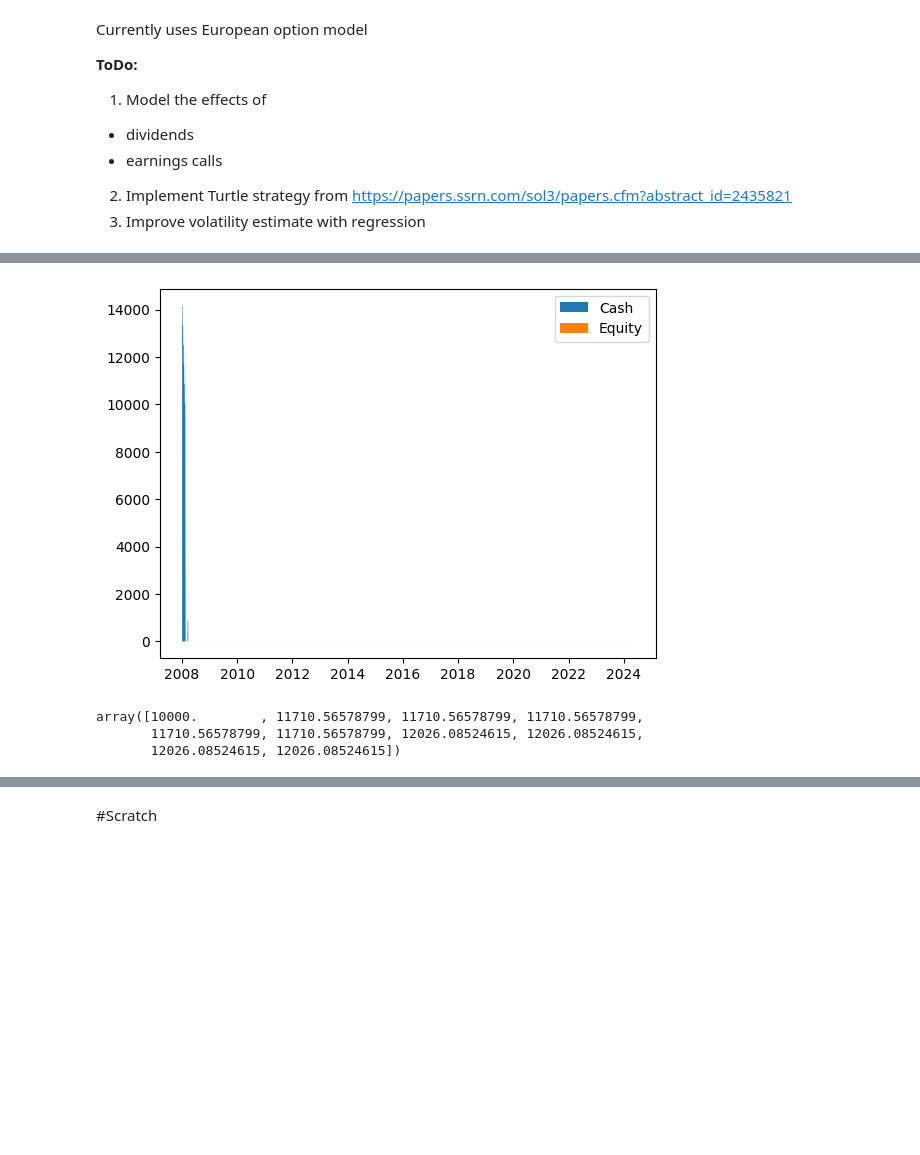
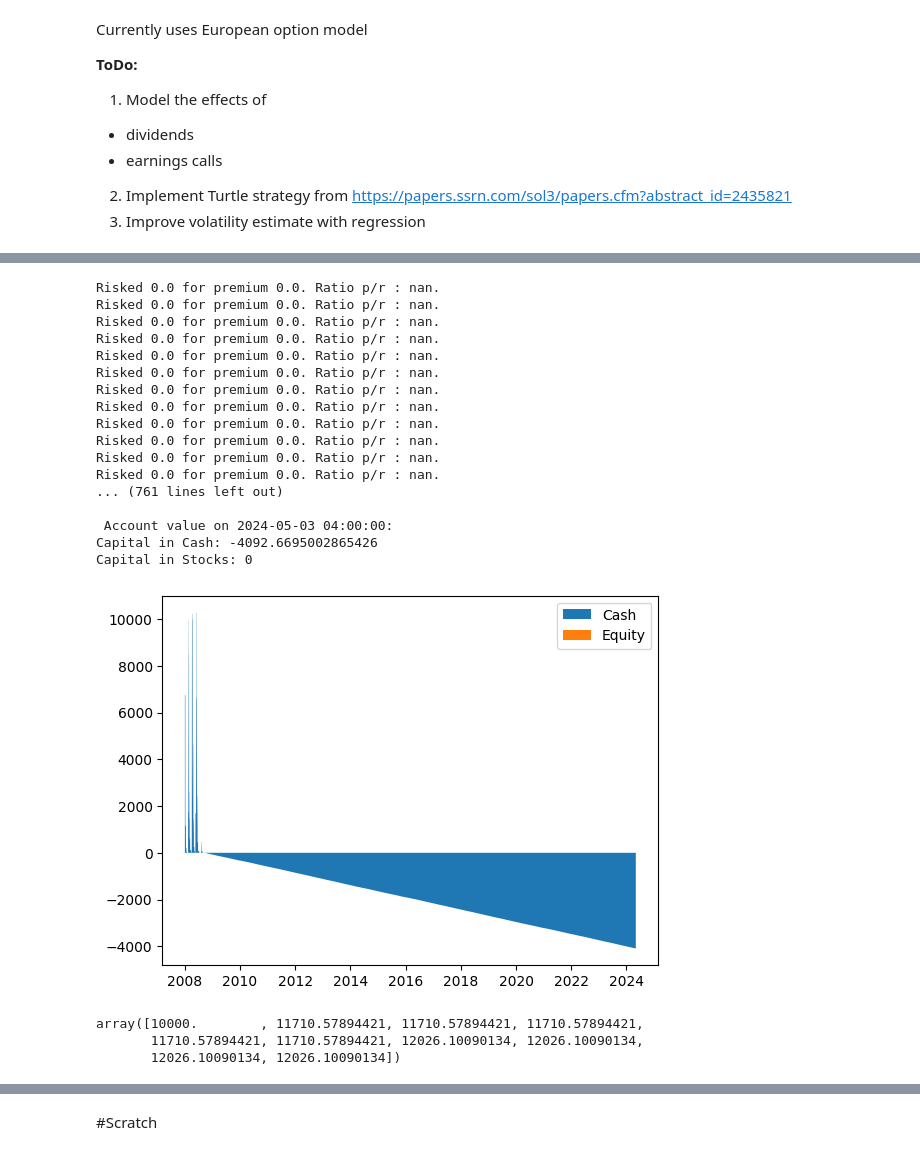
Before and after one commit to jaindeepali/backtest, a Jupyter notebook: Backtest.ipynb, the cells around one changed output, grey strips where cells are left out. Cells and saved outputs as stored; diff of their text form; code cells hidden in the pictures; blank space fills up the shorter version.

```diff
--- a/Backtest.ipynb
+++ b/Backtest.ipynb
@@ -273,9 +273,9 @@ class Strategy():
       cash = position.size * premium - BROKER_COMMISION_PER_TRADE - tax
       remaining_cash = self._portfolio['Cash'][self._step] + cash
       remaining_cash -= position.collateral ###### TEMP
-      if remaining_cash < 0:
-          print("Not enough cash for this trade.")
-          return
+      # if remaining_cash < 0:
+      #     print("Not enough cash for this trade.")
+      #     return
 
       # Collateral check
       # if position.status == "SOLD":
@@ -304,17 +304,17 @@ class Strategy():
       #         available_stocks += pos.size
 
       # Create new position
-      if remaining_cash > 0:
-        self._portfolio['Cash'][self._step] = remaining_cash
-        id = 0
-        if self._active_positions:
-          id = self._active_positions[-1].id + 1
-        position.id = id
-        position.start_price = premium if position.status == "SOLD" else -1*premium
-        self._active_positions.append(position)
+      # if remaining_cash > 0:
+      self._portfolio['Cash'][self._step] = remaining_cash
+      id = 0
+      if self._active_positions:
+        id = self._active_positions[-1].id + 1
+      position.id = id
+      position.start_price = premium if position.status == "SOLD" else -1*premium
+      self._active_positions.append(position)
     else:
       tax_rate = SHORT_TERM_TAX_RATE if (self._step - position.start) < 365 else LONG_TERM_TAX_RATE
-      self._portfolio["Cash"][self._step] = position.size * premium - BROKER_COMMISION_PER_TRADE - tax
+      self._portfolio["Cash"][self._step] += position.size * premium - BROKER_COMMISION_PER_TRADE - tax
 
       self._portfolio["Cash"][self._step] += position.collateral ###### TEMP
       # # Resolve collateral
@@ -710,8 +663,8 @@ class IronCondor(Strategy):
                call_long_strike_percentage=0.7,
                put_short_strike_percentage=0.2,
                put_long_strike_percentage=0.3,
-               max_percentage_capital_risk=0.1,
-               max_dollar_capital_risk=1000,
+               max_percentage_capital_risk=1,
+               max_dollar_capital_risk=10000,
                expiration=30.0,
                **kwargs):
     self._call_short_strike_percentage = call_short_strike_percentage
@@ -736,6 +689,7 @@ class IronCondor(Strategy):
       risk = call_long_strike - call_short_strike
       # print(risk, call_long_strike, call_short_strike, volatility)
       size = int(risk_capital/(risk))
+      size = max(size, 0)
       premium = 0
 
       position = Position(eq_type = "CALL",
@@ -779,9 +733,9 @@ class IronCondor(Strategy):
       self._trade_option(is_new_position=True, position=position)
       premium -= position.start_price
 
-      # premium = premium*size
-      # risked = risk*size
-      # print(f"Risked {risked} for premium {premium}. Ratio p/r : {premium/risked}.")
+      premium = premium*size
+      risked = risk*size
+      print(f"Risked {risked} for premium {premium}. Ratio p/r : {premium/risked}.")
 
 ic_strategy = IronCondor()
 ic_strategy.run()
@@ -921,10 +875,28 @@ Capital in Stocks: 0
+Risked 0.0 for premium 0.0. Ratio p/r : nan.
+Risked 0.0 for premium 0.0. Ratio p/r : nan.
+Risked 0.0 for premium 0.0. Ratio p/r : nan.
+Risked 0.0 for premium 0.0. Ratio p/r : nan.
+Risked 0.0 for premium 0.0. Ratio p/r : nan.
+Risked 0.0 for premium 0.0. Ratio p/r : nan.
+Risked 0.0 for premium 0.0. Ratio p/r : nan.
+Risked 0.0 for premium 0.0. Ratio p/r : nan.
+Risked 0.0 for premium 0.0. Ratio p/r : nan.
+Risked 0.0 for premium 0.0. Ratio p/r : nan.
+Risked 0.0 for premium 0.0. Ratio p/r : nan.
+Risked 0.0 for premium 0.0. Ratio p/r : nan.
+... (761 lines left out)
+
+ Account value on 2024-05-03 04:00:00:
+Capital in Cash: -4092.6695002865426
+Capital in Stocks: 0
-[figure, old version]
+[figure, new version]
-# %%
-ic_cash[:10]
-# %% [output]
-array([10000.        , 11710.56578799, 11710.56578799, 11710.56578799,
-       11710.56578799, 11710.56578799, 12026.08524615, 12026.08524615,
-       12026.08524615, 12026.08524615])
+# %%
+ic_cash[:10]
+# ic_strategy._portfolio["Cash"][ic_strategy._start:ic_strategy._start+10]
+# %% [output]
+array([10000.        , 11710.57894421, 11710.57894421, 11710.57894421,
+       11710.57894421, 11710.57894421, 12026.10090134, 12026.10090134,
+       12026.10090134, 12026.10090134])
 # %%
 #@title Comparing Option Strategies
 def plot_all(st, label):
```
Also changed, not shown: parts of 8 cells of this notebook.
